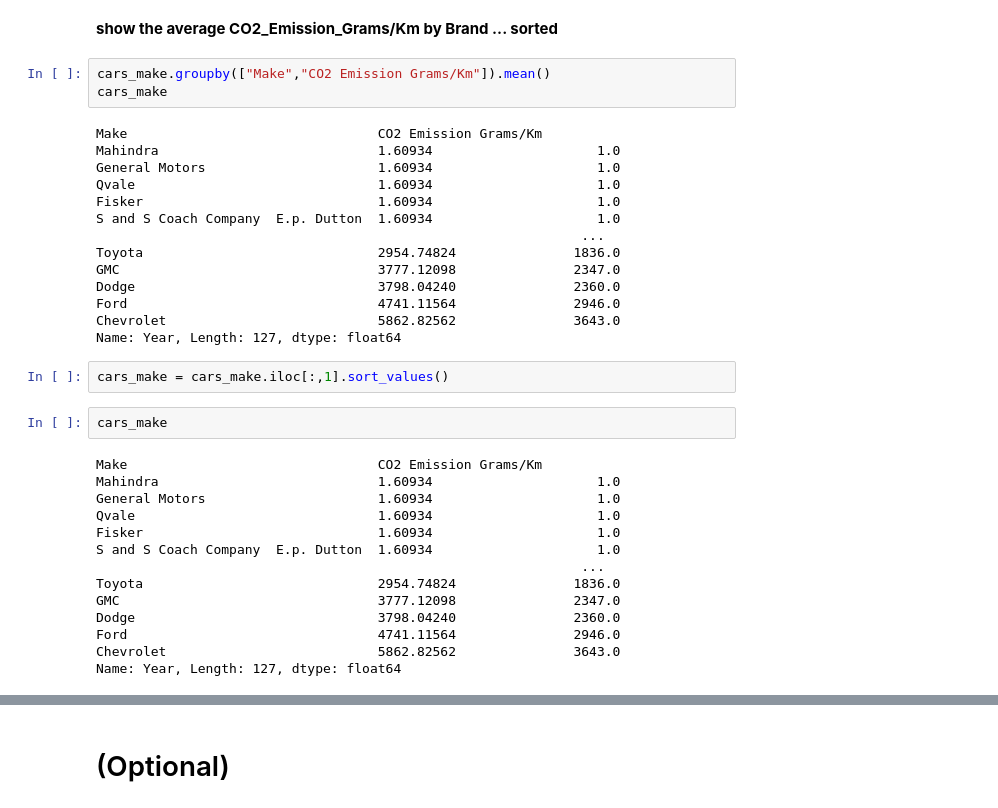
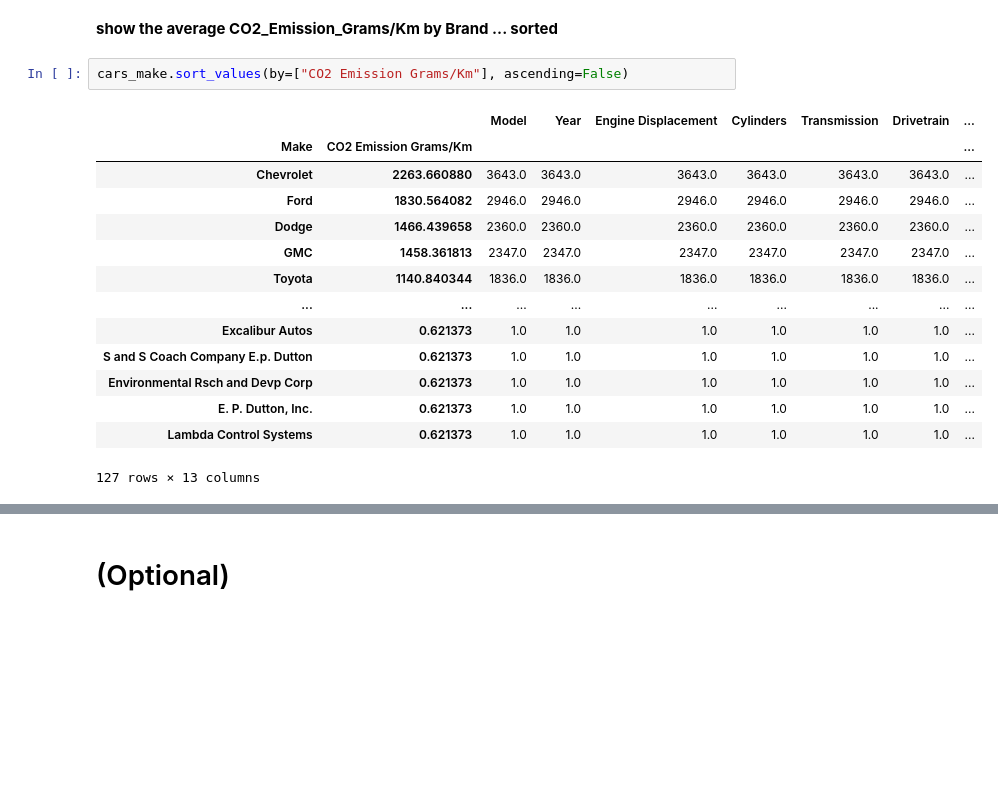
Before and after one commit to HannaFox/IH_Labs, a Jupyter notebook: 12_Lab_Pandas_Grouping_Data_Vehicles.ipynb, the cells around one changed output, grey strips where cells are left out. Drawn from its saved outputs; the diff is of its cells as text; blank space fills up the shorter version.

```diff
--- a/12_Lab_Pandas_Grouping_Data_Vehicles.ipynb
+++ b/12_Lab_Pandas_Grouping_Data_Vehicles.ipynb
@@ -136,37 +151,19 @@ cars_make
 # %% [markdown]
 <b>show the average CO2_Emission_Grams/Km  by Brand ... sorted
 # %%
-cars_make.groupby(["Make","CO2 Emission Grams/Km"]).mean()
-cars_make
+cars_make.sort_values(by=["CO2 Emission Grams/Km"], ascending=False)
 # %% [output]
+|  |  | Model | Year | Engine Displacement | Cylinders | Transmission | Drivetrain | ... |
+| Make | CO2 Emission Grams/Km |  |  |  |  |  |  | ... |
+| Chevrolet | 2263.660880 | 3643.0 | 3643.0 | 3643.0 | 3643.0 | 3643.0 | 3643.0 | ... |
+| Ford | 1830.564082 | 2946.0 | 2946.0 | 2946.0 | 2946.0 | 2946.0 | 2946.0 | ... |
+| Dodge | 1466.439658 | 2360.0 | 2360.0 | 2360.0 | 2360.0 | 2360.0 | 2360.0 | ... |
+| GMC | 1458.361813 | 2347.0 | 2347.0 | 2347.0 | 2347.0 | 2347.0 | 2347.0 | ... |
+| Toyota | 1140.840344 | 1836.0 | 1836.0 | 1836.0 | 1836.0 | 1836.0 | 1836.0 | ... |
+| ... | ... | ... | ... | ... | ... | ... | ... | ... |
+| Excalibur Autos | 0.621373 | 1.0 | 1.0 | 1.0 | 1.0 | 1.0 | 1.0 | ... |
+| S and S Coach Company E.p. Dutton | 0.621373 | 1.0 | 1.0 | 1.0 | 1.0 | 1.0 | 1.0 | ... |
+| Environmental Rsch and Devp Corp | 0.621373 | 1.0 | 1.0 | 1.0 | 1.0 | 1.0 | 1.0 | ... |
+| E. P. Dutton, Inc. | 0.621373 | 1.0 | 1.0 | 1.0 | 1.0 | 1.0 | 1.0 | ... |
+| Lambda Control Systems | 0.621373 | 1.0 | 1.0 | 1.0 | 1.0 | 1.0 | 1.0 | ... |
-Make                                CO2 Emission Grams/Km
-Mahindra                            1.60934                     1.0
-General Motors                      1.60934                     1.0
-Qvale                               1.60934                     1.0
-Fisker                              1.60934                     1.0
-S and S Coach Company  E.p. Dutton  1.60934                     1.0
-                                                              ...
-Toyota                              2954.74824               1836.0
-GMC                                 3777.12098               2347.0
-Dodge                               3798.04240               2360.0
-Ford                                4741.11564               2946.0
-Chevrolet                           5862.82562               3643.0
-Name: Year, Length: 127, dtype: float64
+127 rows × 13 columns
-# %%
-cars_make = cars_make.iloc[:,1].sort_values()
-# %%
-cars_make
-# %% [output]
-Make                                CO2 Emission Grams/Km
-Mahindra                            1.60934                     1.0
-General Motors                      1.60934                     1.0
-Qvale                               1.60934                     1.0
-Fisker                              1.60934                     1.0
-S and S Coach Company  E.p. Dutton  1.60934                     1.0
-                                                              ...
-Toyota                              2954.74824               1836.0
-GMC                                 3777.12098               2347.0
-Dodge                               3798.04240               2360.0
-Ford                                4741.11564               2946.0
-Chevrolet                           5862.82562               3643.0
-Name: Year, Length: 127, dtype: float64
```
Also changed, not shown: parts of 20 cells of this notebook.
